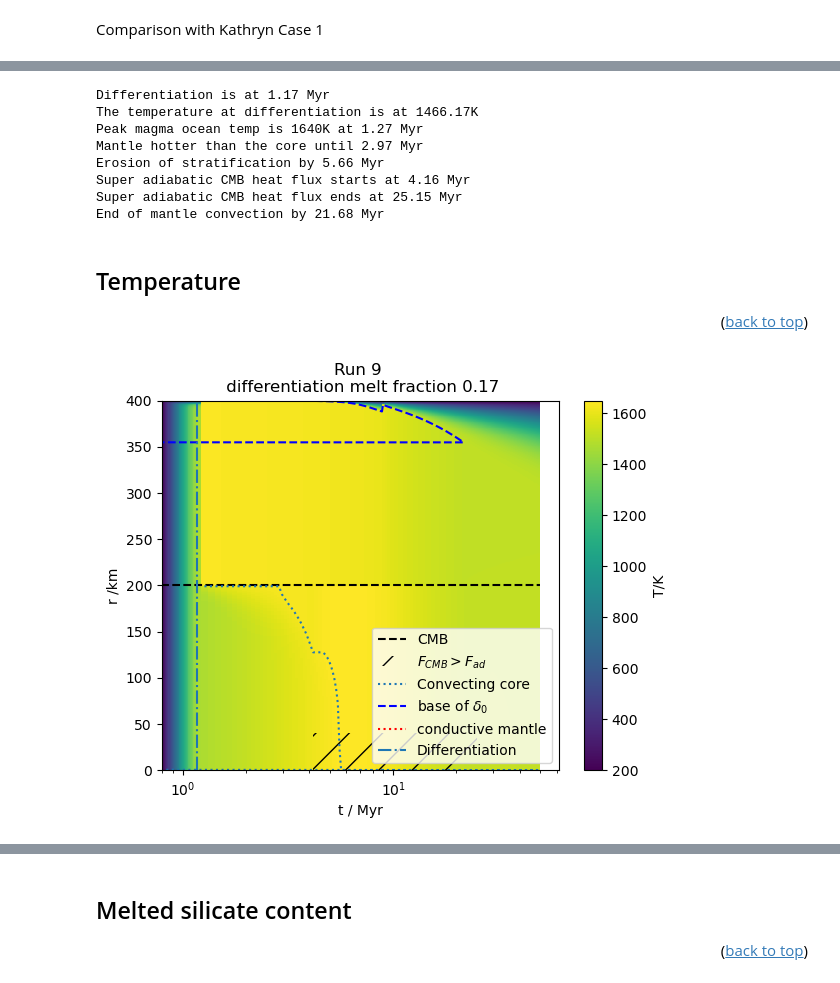
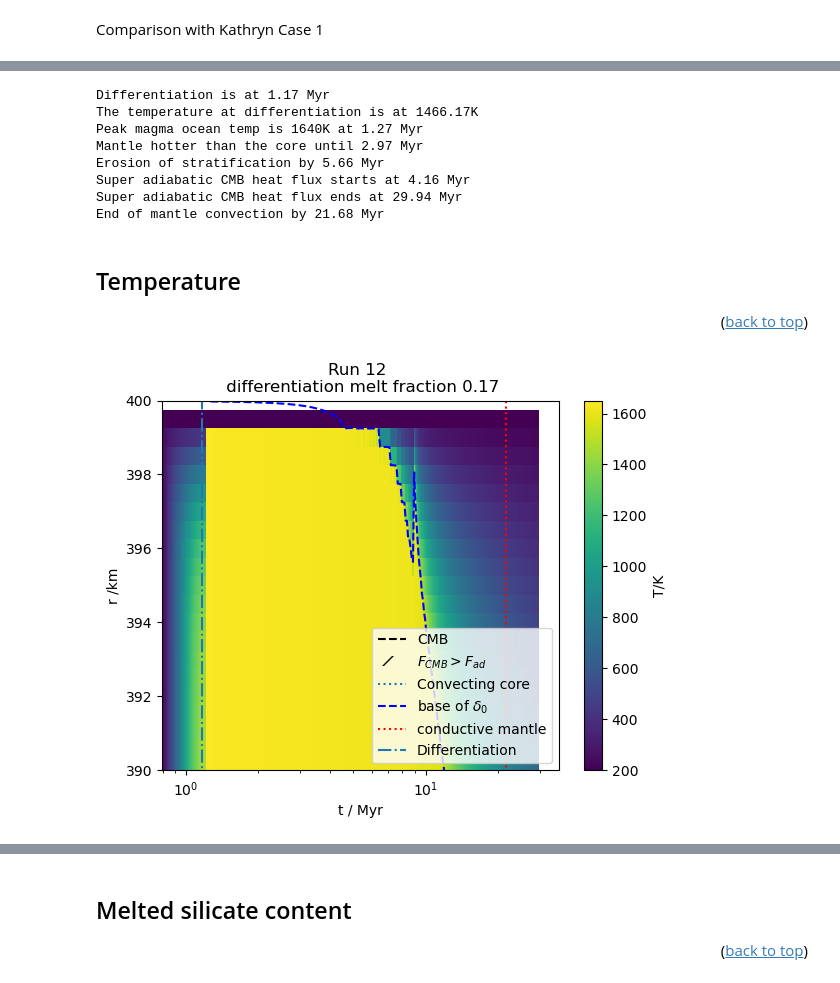
Before and after one commit to Hannah-RS/planetesimal-magnetic-history, a Jupyter notebook: Version4/plot_combined.ipynb, the cells around one changed output, grey strips where cells are left out. Drawn from its saved outputs; the diff is of its cells as text; code cells hidden in the pictures.

```diff
--- a/Version4/plot_combined.ipynb
+++ b/Version4/plot_combined.ipynb
@@ -26,8 +26,8 @@ from parameters import Myr, Tms, Tml, Xs_0 #need to change so import from save f
 # %% [markdown]
 Choose run and whether you want to save figure
 # %%
-run=9
-save = True # do you want to save your figures?
+run=12
+save = False # do you want to save your figures?
 conduction = True #does the mantle switch to conduction
 # %% [markdown]
 Load npz files for differentiation
@@ -138,7 +138,7 @@ Peak magma ocean temp is 1640K at 1.27 Myr
 Mantle hotter than the core until 2.97 Myr
 Erosion of stratification by 5.66 Myr
 Super adiabatic CMB heat flux starts at 4.16 Myr
-Super adiabatic CMB heat flux ends at 25.15 Myr
+Super adiabatic CMB heat flux ends at 29.94 Myr
 End of mantle convection by 21.68 Myr
 # %% [markdown]
 ## Temperature <a class="anchor" id="temp"></a>
@@ -155,23 +155,23 @@ rc = r/2
 # %%
 plt.figure()
 plt.pcolormesh(t_plot_all[:-2],rplot,Tall[:,:-2],shading = 'nearest') # use same vmin and vmax as other plots to make them comparable
 plt.hlines(rc/1e3,min(t/Myr),max(tall/Myr),linestyle='--',color='black',label='CMB')
 plt.fill_betweenx([0,rc/5e3],t[np.where(Fcmb>Fad)[0]][0]/Myr,t[np.where(Fcmb>Fad)[0]][-1]/Myr,alpha=0,hatch='/',label='$F_{CMB}>F_{ad}$')
 plt.plot(t/Myr,r_unstable,linestyle='dotted',label='Convecting core')
 if conduction == True:
     plt.plot(t[t/Myr<=cond_t]/Myr,(r-d0[t/Myr<=cond_t])/1e3,linestyle='dashed',label='base of $\delta_0$',color='blue')
     plt.vlines(t[t/Myr<=cond_t][-1]/Myr,r/1e3,rc/1e3,linestyle='dotted',label='conductive mantle',color='red')
 else:
     plt.plot(t/Myr,(r-d0)/1e3,linestyle='dashed',label='base of $\delta_0$',color='blue')
 plt.ylabel('r /km')
 plt.xlabel('t / Myr')
-plt.ylim([0,r/1e3])
+plt.ylim([(r-10000)/1e3,r/1e3])
 plt.vlines(tdiff[-1]/Myr,0,r/1e3,linestyle='-.',label='Differentiation')
 plt.colorbar(label='T/K')
 plt.title(f'Run {run} \n differentiation melt fraction {(diff_T-1400)/400:.2f}')
 plt.xscale('log')
 plt.legend(loc='lower right')
 if save == True:
     plt.savefig(f'Plots/Tall_run{run}.png')
 # %% [output]
-[figure, old version]
+[figure, new version]
```
Also changed, not shown: parts of 14 cells of this notebook, 1 other file.
